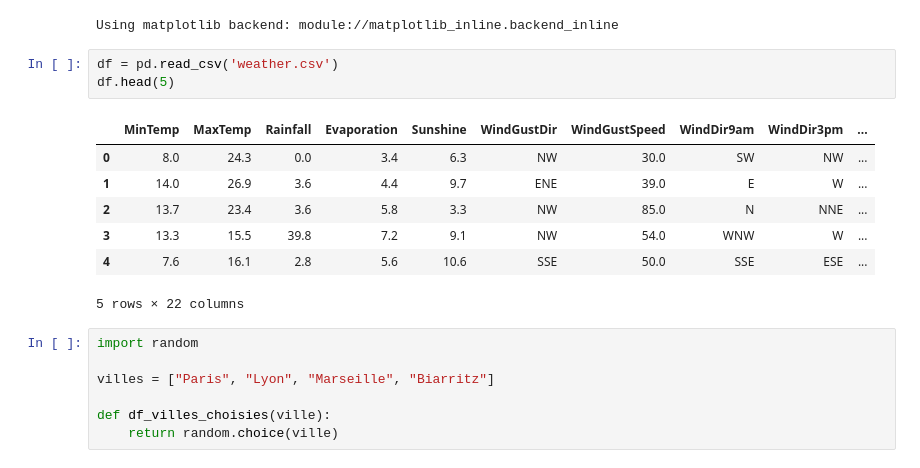
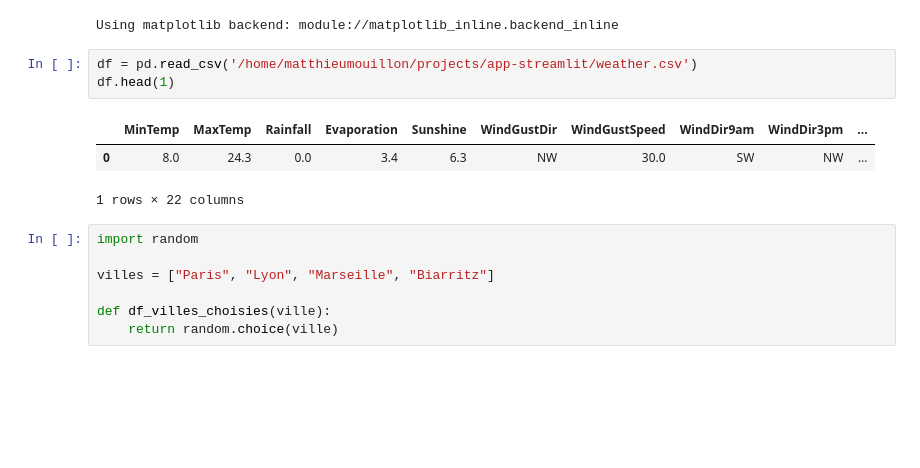
Before and after one commit to matthieumouillon7-glitch/Modele-machine-learning-HR, a Jupyter notebook: streamlit/Modèle/model_interaction.ipynb, the cells around one changed output. Saved outputs shown, nothing was run; the diff lists cells and outputs as text; blank space fills up the shorter version.

```diff
--- a/streamlit/Modèle/model_interaction.ipynb
+++ b/streamlit/Modèle/model_interaction.ipynb
@@ -22,16 +22,12 @@ from sklearn.metrics import confusion_matrix
 # %% [output]
 Using matplotlib backend: module://matplotlib_inline.backend_inline
 # %%
-df = pd.read_csv('weather.csv')
-df.head(5)
+df = pd.read_csv('/home/matthieumouillon/projects/app-streamlit/weather.csv')
+df.head(1)
 # %% [output]
 |  | MinTemp | MaxTemp | Rainfall | Evaporation | Sunshine | WindGustDir | WindGustSpeed | WindDir9am | WindDir3pm | ... |
 | 0 | 8.0 | 24.3 | 0.0 | 3.4 | 6.3 | NW | 30.0 | SW | NW | ... |
-| 1 | 14.0 | 26.9 | 3.6 | 4.4 | 9.7 | ENE | 39.0 | E | W | ... |
-| 2 | 13.7 | 23.4 | 3.6 | 5.8 | 3.3 | NW | 85.0 | N | NNE | ... |
-| 3 | 13.3 | 15.5 | 39.8 | 7.2 | 9.1 | NW | 54.0 | WNW | W | ... |
-| 4 | 7.6 | 16.1 | 2.8 | 5.6 | 10.6 | SSE | 50.0 | SSE | ESE | ... |
-5 rows × 22 columns
+1 rows × 22 columns
 # %%
 import random
 
```
Also changed, not shown: 3 other files.
